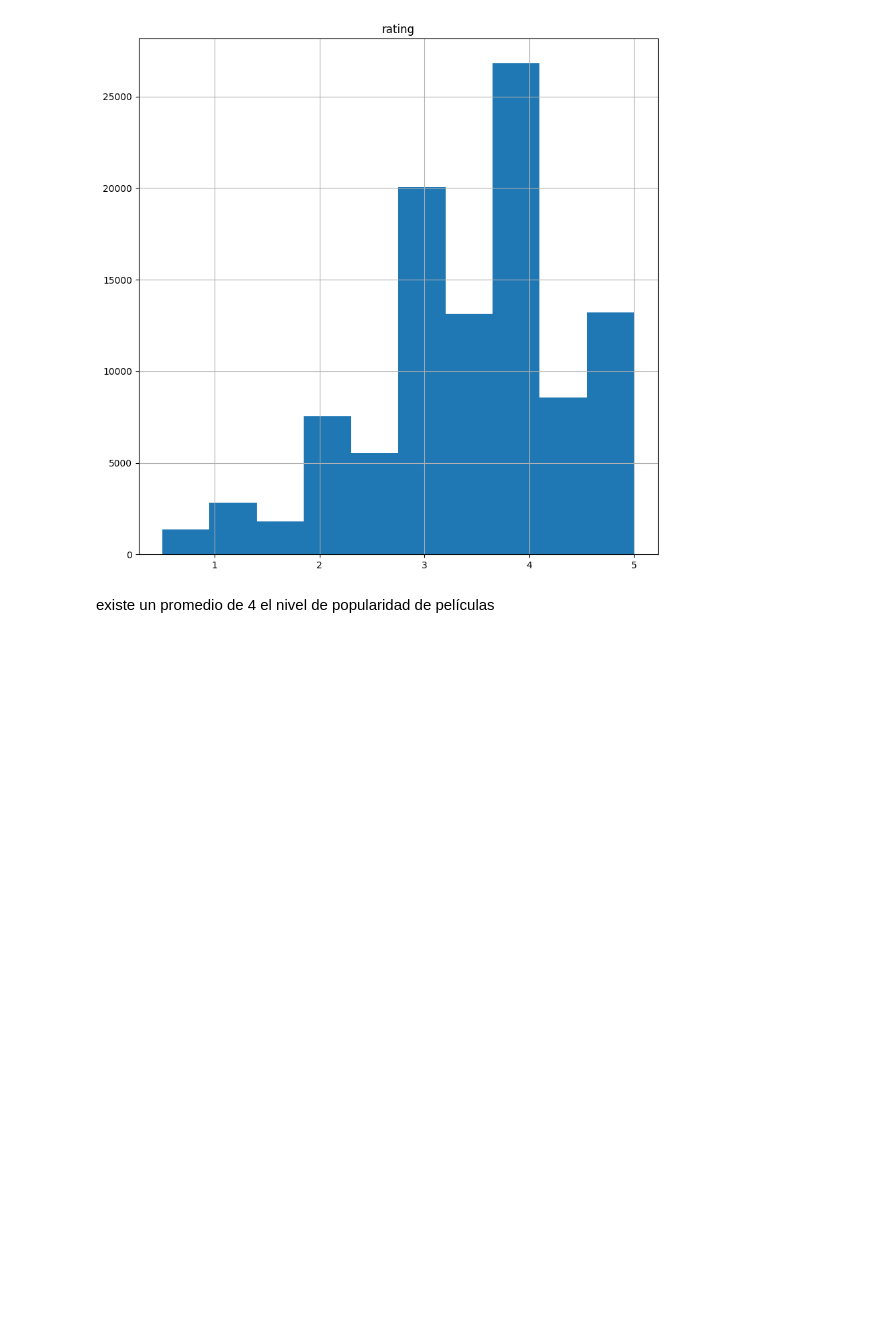
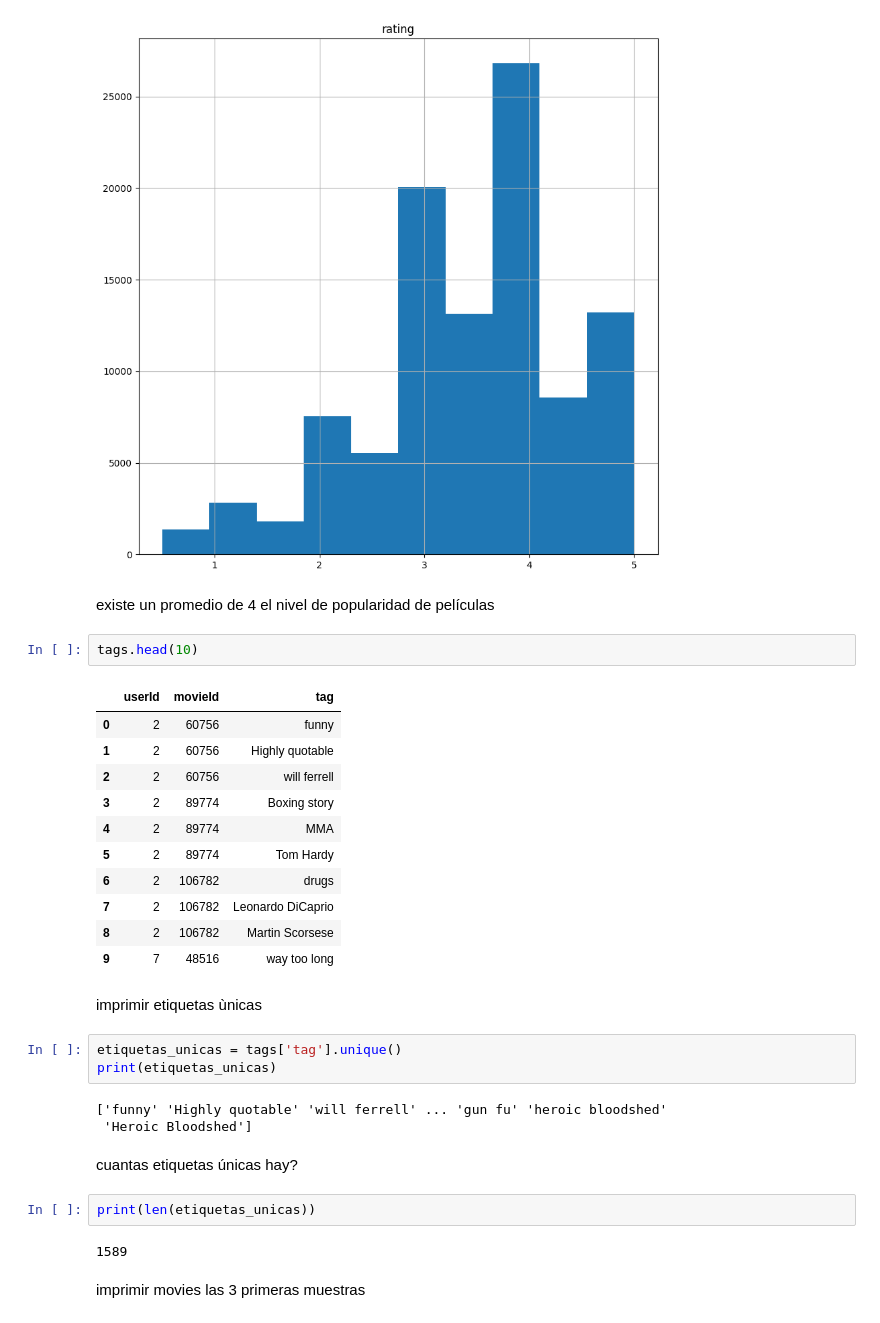
Before and after one commit to maribelalay18/-Artificial-Intelligence, a Jupyter notebook: martes03_diciembre2024.ipynb, the cells around one changed output. Saved outputs shown, nothing was run; the diff lists cells and outputs as text; blank space fills up the shorter version.

```diff
--- a/martes03_diciembre2024.ipynb
+++ b/martes03_diciembre2024.ipynb
@@ -111,3 +110,33 @@ array([[<Axes: title={'center': 'rating'}>]], dtype=object)
 [figure]
 # %% [markdown]
 existe un promedio de 4 el nivel de popularidad de películas
+# %%
+tags.head(10)
+# %% [output]
+|  | userId | movieId | tag |
+| 0 | 2 | 60756 | funny |
+| 1 | 2 | 60756 | Highly quotable |
+| 2 | 2 | 60756 | will ferrell |
+| 3 | 2 | 89774 | Boxing story |
+| 4 | 2 | 89774 | MMA |
+| 5 | 2 | 89774 | Tom Hardy |
+| 6 | 2 | 106782 | drugs |
+| 7 | 2 | 106782 | Leonardo DiCaprio |
+| 8 | 2 | 106782 | Martin Scorsese |
+| 9 | 7 | 48516 | way too long |
+# %% [markdown]
+imprimir etiquetas ùnicas
+# %%
+etiquetas_unicas = tags['tag'].unique()
+print(etiquetas_unicas)
+# %% [output]
+['funny' 'Highly quotable' 'will ferrell' ... 'gun fu' 'heroic bloodshed'
+ 'Heroic Bloodshed']
+# %% [markdown]
+cuantas etiquetas únicas hay?
+# %%
+print(len(etiquetas_unicas))
+# %% [output]
+1589
+# %% [markdown]
+imprimir movies las 3 primeras muestras
```
Also changed, not shown: parts of 15 cells of this notebook.
